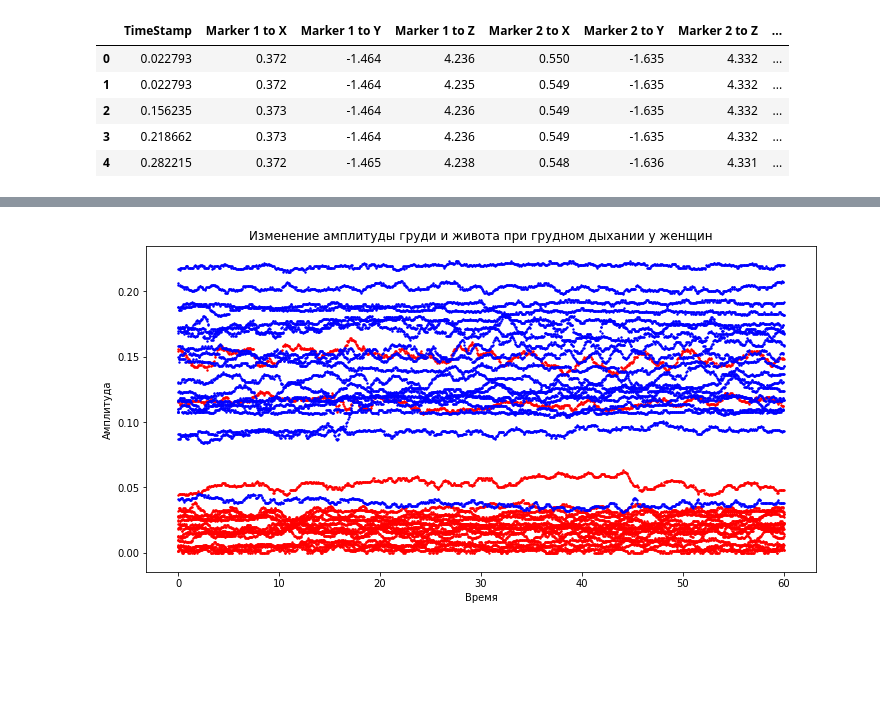
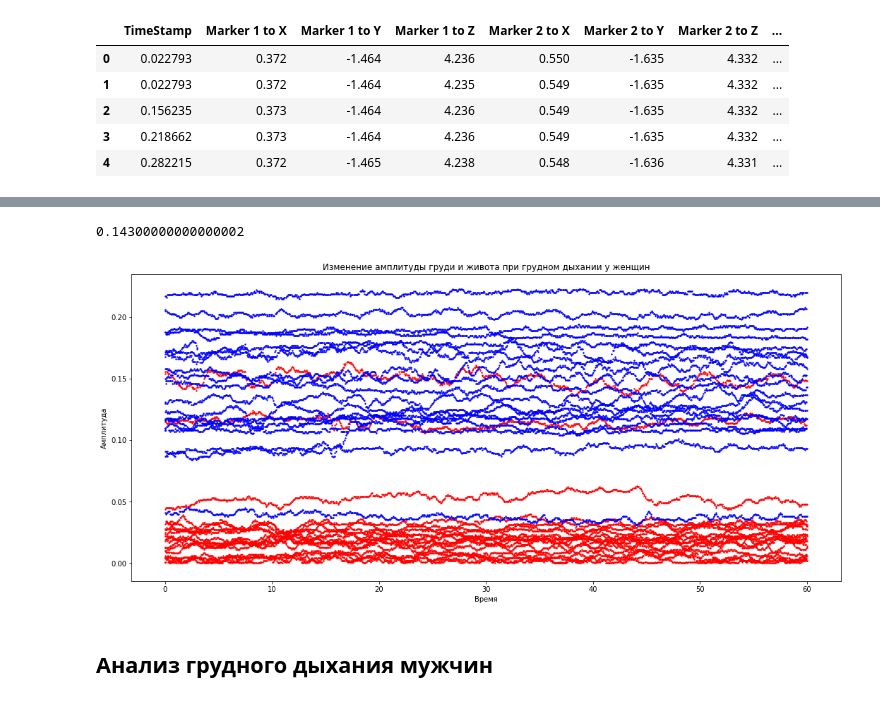
Before and after one commit to vikelise/semka, a Jupyter notebook: semak.ipynb, the cells around one changed output, grey strips where cells are left out. Drawn from its saved outputs; the diff is of its cells as text; code cells hidden in the pictures; blank space fills up the shorter version.

```diff
--- a/semak.ipynb
+++ b/semak.ipynb
@@ -235,13 +281,20 @@ plt.show()
+# %%
+#Получим медианное расстояние по X от спинного маркера маркера до брюшного
+distanceAbdominalF_inChest['DistanceX'].median()
+# %% [output]
+0.14300000000000002
 # %%
 fig, ax = plt.subplots()
 ax.scatter(distanceChestF_inChest['TimeStamp'], distanceChestF_inChest['DistanceX'], color='red', s=2)
 ax.scatter(distanceAbdominalF_inChest['TimeStamp'], distanceAbdominalF_inChest['DistanceX'], color='blue', s=2)
 plt.title('Изменение амплитуды груди и живота при грудном дыхании у женщин')
 plt.xlabel('Время')
 plt.ylabel('Амплитуда')
 
-fig.set_figwidth(12)
-fig.set_figheight(6)
+fig.set_figwidth(18)
+fig.set_figheight(8)
 plt.show()
 # %% [output]
-[figure, old version]
+[figure, new version]
+# %% [markdown]
+## Анализ грудного дыхания мужчин
```
Also changed, not shown: parts of 41 cells of this notebook.
